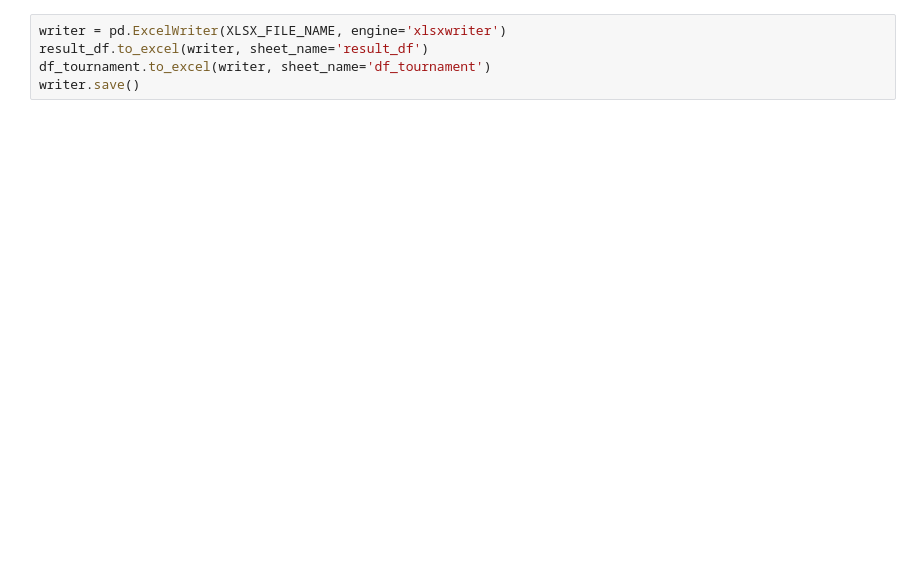
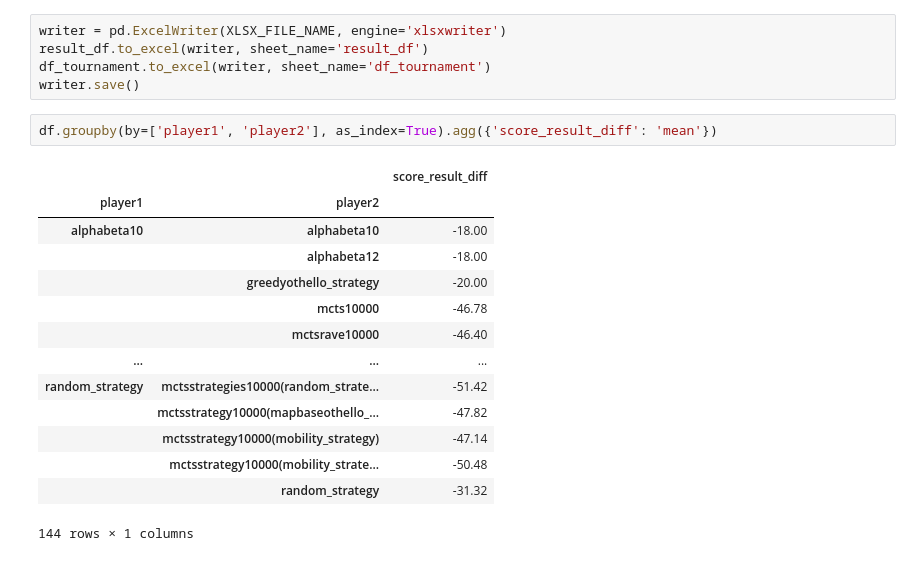
Before and after one commit to Walczi123/Enriching-the-Monte-Carlo-Tree-Search-Algorithm, a Jupyter notebook: results_processing/othello_results.ipynb, the cells around one changed output. Saved outputs shown, nothing was run; the diff lists cells and outputs as text; blank space fills up the shorter version.

```diff
--- a/results_processing/othello_results.ipynb
+++ b/results_processing/othello_results.ipynb
@@ -46,3 +47,20 @@ writer = pd.ExcelWriter(XLSX_FILE_NAME, engine='xlsxwriter')
 result_df.to_excel(writer, sheet_name='result_df')
 df_tournament.to_excel(writer, sheet_name='df_tournament')
 writer.save()
+# %%
+df.groupby(by=['player1', 'player2'], as_index=True).agg({'score_result_diff': 'mean'})
+# %% [output]
+|  |  | score_result_diff |
+| player1 | player2 |  |
+| alphabeta10 | alphabeta10 | -18.00 |
+|  | alphabeta12 | -18.00 |
+|  | greedyothello_strategy | -20.00 |
+|  | mcts10000 | -46.78 |
+|  | mctsrave10000 | -46.40 |
+| ... | ... | ... |
+| random_strategy | mctsstrategies10000(random_strate... | -51.42 |
+|  | mctsstrategy10000(mapbaseothello_... | -47.82 |
+|  | mctsstrategy10000(mobility_strategy) | -47.14 |
+|  | mctsstrategy10000(mobility_strate... | -50.48 |
+|  | random_strategy | -31.32 |
+144 rows × 1 columns
```
Also changed, not shown: parts of 6 cells of this notebook, 2 other files.
